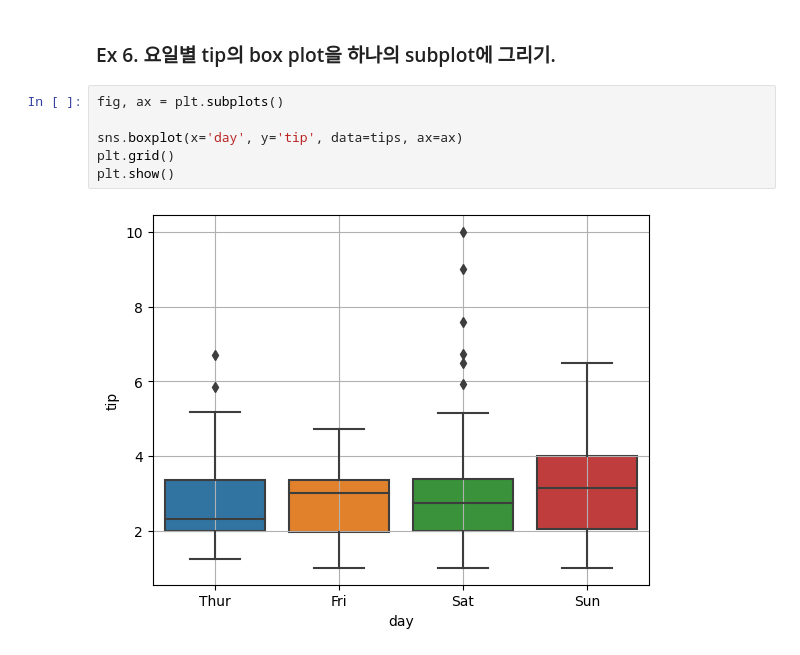
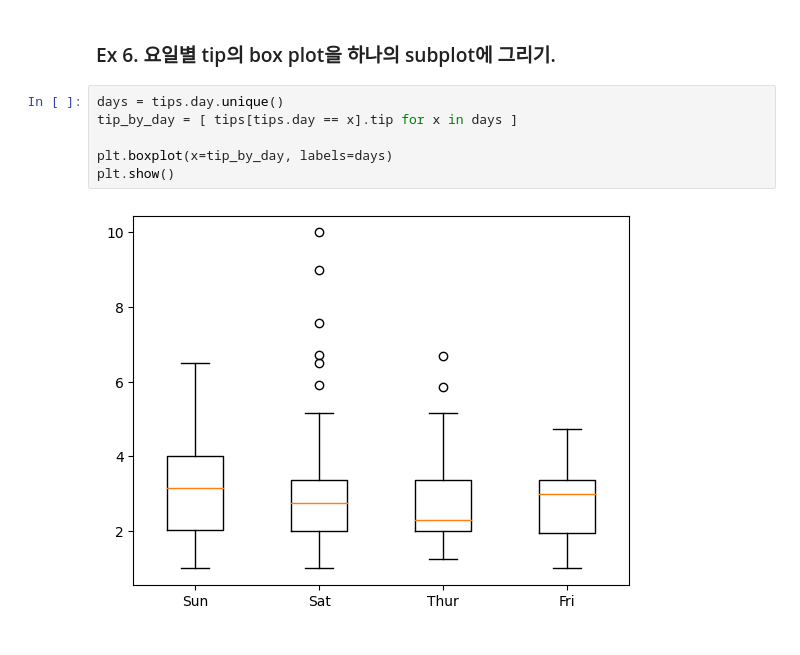
Before and after one commit to habaccc/Python_study, a Jupyter notebook: py16_matplotlib.ipynb, the cells around one changed output. Drawn from its saved outputs; the diff is of its cells as text.

```diff
--- a/py16_matplotlib.ipynb
+++ b/py16_matplotlib.ipynb
@@ -357,10 +387,10 @@ plt.show()
 # %% [markdown]
 ### Ex 6. 요일별 tip의 box plot을 하나의 subplot에 그리기.
-# %%
-fig, ax = plt.subplots()
-
-sns.boxplot(x='day', y='tip', data=tips, ax=ax)
-plt.grid()
-plt.show()
-# %% [output]
-[figure, removed]
+# %%
+days = tips.day.unique()
+tip_by_day = [ tips[tips.day == x].tip for x in days ]
+
+plt.boxplot(x=tip_by_day, labels=days)
+plt.show()
+# %% [output]
+[figure, added]
```
Also changed, not shown: parts of 27 cells of this notebook.
